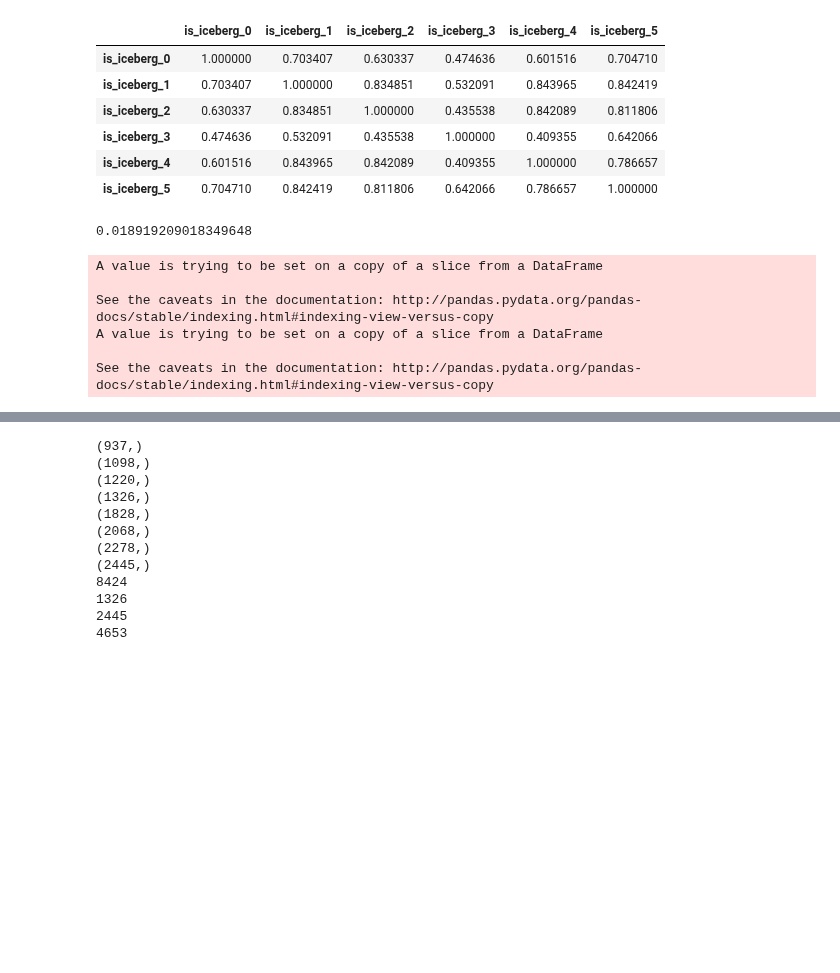
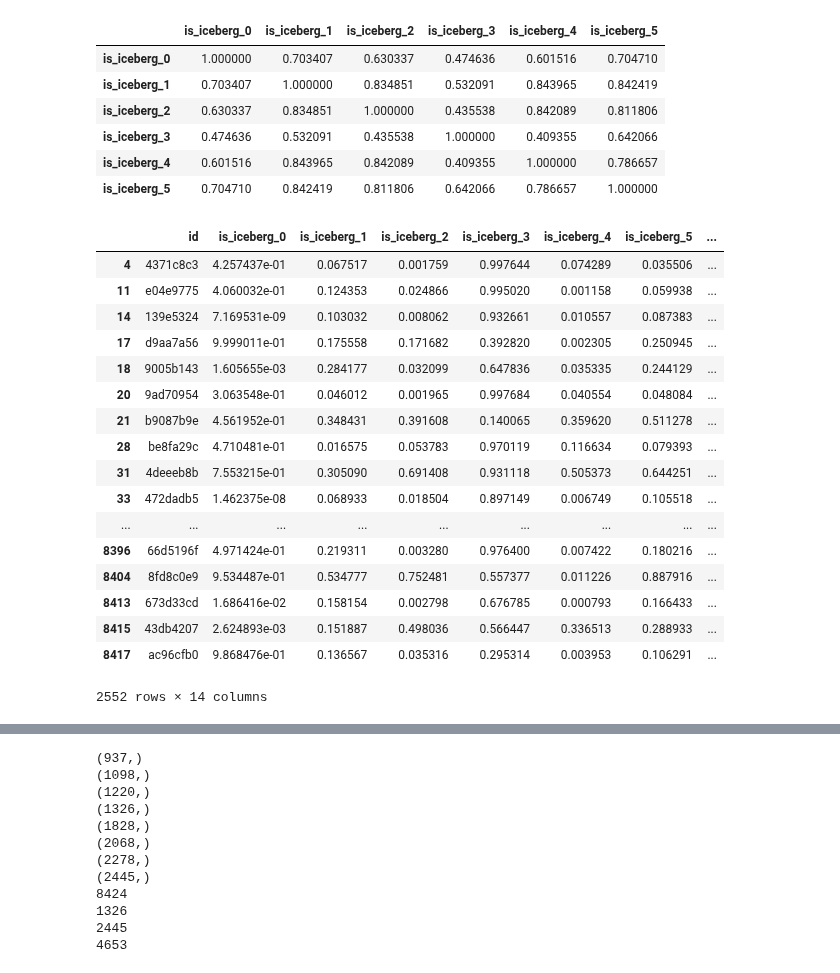
Before and after one commit to macwong/MachineLearning, a Jupyter notebook: Kaggle/Statoil C-CORE Iceberg Classifier/Stacking/Stacking.ipynb, the cells around one changed output, grey strips where cells are left out. Drawn from its saved outputs; the diff is of its cells as text; code cells hidden in the pictures; blank space fills up the shorter version.

```diff
--- a/Kaggle/Statoil C-CORE Iceberg Classifier/Stacking/Stacking.ipynb
+++ b/Kaggle/Statoil C-CORE Iceberg Classifier/Stacking/Stacking.ipynb
@@ -62,31 +62,50 @@ concat_sub['is_iceberg'] = np.where(np.all(concat_sub.iloc[:,1:7] > cutoff_lo, a
                                              concat_sub['is_iceberg_median']))
 concat_sub[['id', 'is_iceberg']].to_csv('stack_minmax_median.csv',
                                         index=False, float_format='%.6f')
+# %%
+concat_sub['is_iceberg'] = concat_sub['is_iceberg_median']
+
+for index, row in concat_sub.iterrows():
+    high_count = 0
+    low_count = 0
+
+    for model_result in row[1:7]:
+        if model_result > cutoff_lo:
+            high_count += 1
+        elif model_result < cutoff_hi:
+            low_count += 1
+
+    if high_count == 6:
+        concat_sub.set_value(index, 'is_iceberg', row['is_iceberg_max'])
+    elif low_count == 6:
+        concat_sub.set_value(index, 'is_iceberg', row['is_iceberg_min'])
+    elif high_count == 5:
+        high_val = (row['is_iceberg_max'] + row['is_iceberg_median']) / 2
+        concat_sub.set_value(index, 'is_iceberg', high_val)
+    elif low_count == 5:
+        low_val = (row['is_iceberg_min'] + row['is_iceberg_median']) / 2
+        concat_sub.set_value(index, 'is_iceberg', low_val)
+
+concat_sub[['id', 'is_iceberg']].to_csv('stack_minmax_median_alt.csv',
+                                        index=False, float_format='%.6f')
 # %%
-concat_sub['is_iceberg_alt'][0]
+concat_sub[concat_sub["is_iceberg"] != concat_sub["is_iceberg_alt"]]
 # %% [output]
+|  | id | is_iceberg_0 | is_iceberg_1 | is_iceberg_2 | is_iceberg_3 | is_iceberg_4 | is_iceberg_5 | ... |
+| 4 | 4371c8c3 | 4.257437e-01 | 0.067517 | 0.001759 | 0.997644 | 0.074289 | 0.035506 | ... |
+| 11 | e04e9775 | 4.060032e-01 | 0.124353 | 0.024866 | 0.995020 | 0.001158 | 0.059938 | ... |
+| 14 | 139e5324 | 7.169531e-09 | 0.103032 | 0.008062 | 0.932661 | 0.010557 | 0.087383 | ... |
+| 17 | d9aa7a56 | 9.999011e-01 | 0.175558 | 0.171682 | 0.392820 | 0.002305 | 0.250945 | ... |
+| 18 | 9005b143 | 1.605655e-03 | 0.284177 | 0.032099 | 0.647836 | 0.035335 | 0.244129 | ... |
+| 20 | 9ad70954 | 3.063548e-01 | 0.046012 | 0.001965 | 0.997684 | 0.040554 | 0.048084 | ... |
+| 21 | b9087b9e | 4.561952e-01 | 0.348431 | 0.391608 | 0.140065 | 0.359620 | 0.511278 | ... |
+| 28 | be8fa29c | 4.710481e-01 | 0.016575 | 0.053783 | 0.970119 | 0.116634 | 0.079393 | ... |
+| 31 | 4deeeb8b | 7.553215e-01 | 0.305090 | 0.691408 | 0.931118 | 0.505373 | 0.644251 | ... |
+| 33 | 472dadb5 | 1.462375e-08 | 0.068933 | 0.018504 | 0.897149 | 0.006749 | 0.105518 | ... |
+| ... | ... | ... | ... | ... | ... | ... | ... | ... |
+| 8396 | 66d5196f | 4.971424e-01 | 0.219311 | 0.003280 | 0.976400 | 0.007422 | 0.180216 | ... |
+| 8404 | 8fd8c0e9 | 9.534487e-01 | 0.534777 | 0.752481 | 0.557377 | 0.011226 | 0.887916 | ... |
+| 8413 | 673d33cd | 1.686416e-02 | 0.158154 | 0.002798 | 0.676785 | 0.000793 | 0.166433 | ... |
+| 8415 | 43db4207 | 2.624893e-03 | 0.151887 | 0.498036 | 0.566447 | 0.336513 | 0.288933 | ... |
+| 8417 | ac96cfb0 | 9.868476e-01 | 0.136567 | 0.035316 | 0.295314 | 0.003953 | 0.106291 | ... |
-0.018919209018349648
+2552 rows × 14 columns
-# %%
-concat_sub['is_iceberg_alt'] = concat_sub['is_iceberg_median']
-
-for index, row in concat_sub.iterrows():
-    high_count = 0
-    low_count = 0
-
-    for model_result in row[1:7]:
-        if model_result > cutoff_lo:
-            high_count += 1
-        elif model_result < cutoff_hi:
-            low_count += 1
-
-    if high_count == 6:
-        concat_sub['is_iceberg_alt'][index] = row['is_iceberg_max']
-    elif low_count == 6:
-        concat_sub['is_iceberg_alt'][index] = row['is_iceberg_min']
-# %% [output]
-A value is trying to be set on a copy of a slice from a DataFrame
-
-See the caveats in the documentation: http://pandas.pydata.org/pandas-docs/stable/indexing.html#indexing-view-versus-copy
-A value is trying to be set on a copy of a slice from a DataFrame
-
-See the caveats in the documentation: http://pandas.pydata.org/pandas-docs/stable/indexing.html#indexing-view-versus-copy
```
Also changed, not shown: parts of 1 cell of this notebook.
